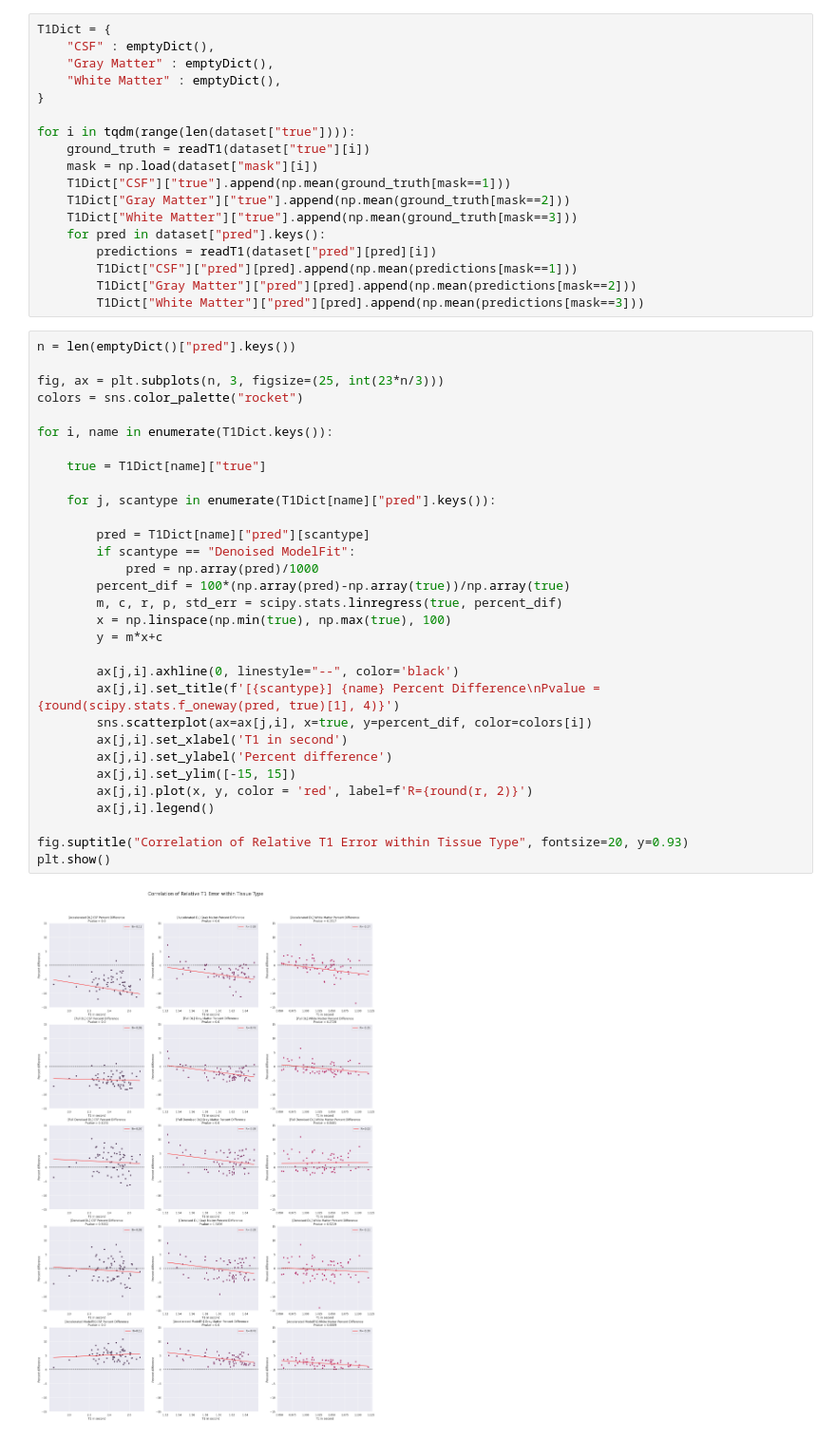
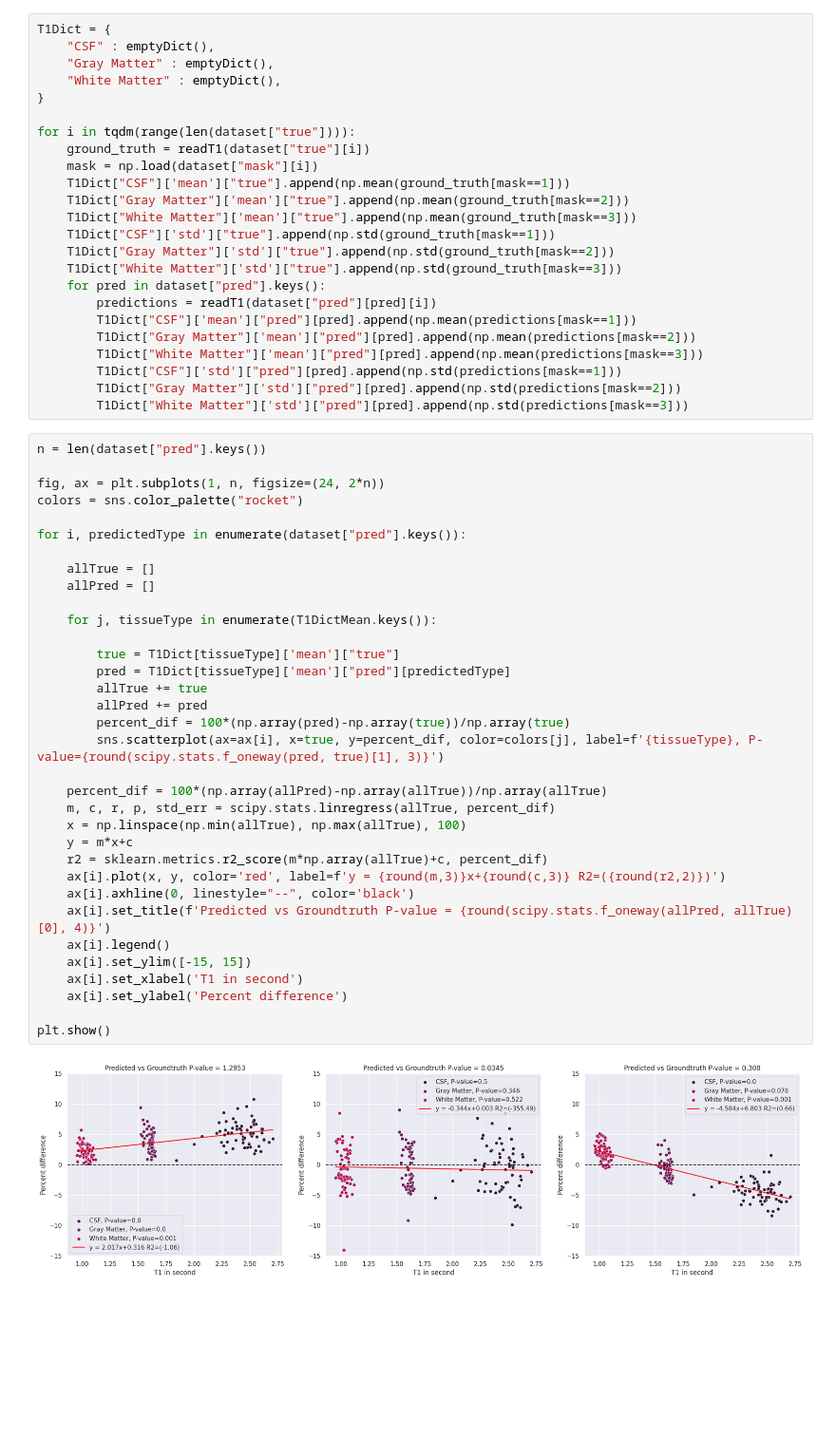
Before and after one commit to 2aron-chen/Skunkworks, a Jupyter notebook: evaluation/evaluation.ipynb, the cells around one changed output. Shown: that part at 95% size. Drawn from its saved outputs; the diff is of its cells as text; blank space fills up the shorter version.

```diff
--- a/evaluation/evaluation.ipynb
+++ b/evaluation/evaluation.ipynb
@@ -54,44 +65,53 @@ T1Dict = {
 for i in tqdm(range(len(dataset["true"]))):
     ground_truth = readT1(dataset["true"][i])
     mask = np.load(dataset["mask"][i])
-    T1Dict["CSF"]["true"].append(np.mean(ground_truth[mask==1]))
-    T1Dict["Gray Matter"]["true"].append(np.mean(ground_truth[mask==2]))
-    T1Dict["White Matter"]["true"].append(np.mean(ground_truth[mask==3]))
+    T1Dict["CSF"]['mean']["true"].append(np.mean(ground_truth[mask==1]))
+    T1Dict["Gray Matter"]['mean']["true"].append(np.mean(ground_truth[mask==2]))
+    T1Dict["White Matter"]['mean']["true"].append(np.mean(ground_truth[mask==3]))
+    T1Dict["CSF"]['std']["true"].append(np.std(ground_truth[mask==1]))
+    T1Dict["Gray Matter"]['std']["true"].append(np.std(ground_truth[mask==2]))
+    T1Dict["White Matter"]['std']["true"].append(np.std(ground_truth[mask==3]))
     for pred in dataset["pred"].keys():
         predictions = readT1(dataset["pred"][pred][i])
-        T1Dict["CSF"]["pred"][pred].append(np.mean(predictions[mask==1]))
-        T1Dict["Gray Matter"]["pred"][pred].append(np.mean(predictions[mask==2]))
-        T1Dict["White Matter"]["pred"][pred].append(np.mean(predictions[mask==3]))
+        T1Dict["CSF"]['mean']["pred"][pred].append(np.mean(predictions[mask==1]))
+        T1Dict["Gray Matter"]['mean']["pred"][pred].append(np.mean(predictions[mask==2]))
+        T1Dict["White Matter"]['mean']["pred"][pred].append(np.mean(predictions[mask==3]))
+        T1Dict["CSF"]['std']["pred"][pred].append(np.std(predictions[mask==1]))
+        T1Dict["Gray Matter"]['std']["pred"][pred].append(np.std(predictions[mask==2]))
+        T1Dict["White Matter"]['std']["pred"][pred].append(np.std(predictions[mask==3]))
 # %%
-n = len(emptyDict()["pred"].keys())
+n = len(dataset["pred"].keys())
 
-fig, ax = plt.subplots(n, 3, figsize=(25, int(23*n/3)))
+fig, ax = plt.subplots(1, n, figsize=(24, 2*n))
 colors = sns.color_palette("rocket")
 
-for i, name in enumerate(T1Dict.keys()):
+for i, predictedType in enumerate(dataset["pred"].keys()):
 
-    true = T1Dict[name]["true"]
+    allTrue = []
+    allPred = []
 
-    for j, scantype in enumerate(T1Dict[name]["pred"].keys()):
+    for j, tissueType in enumerate(T1DictMean.keys()):
 
-        pred = T1Dict[name]["pred"][scantype]
-        if scantype == "Denoised ModelFit":
-            pred = np.array(pred)/1000
+        true = T1Dict[tissueType]['mean']["true"]
+        pred = T1Dict[tissueType]['mean']["pred"][predictedType]
+        allTrue += true
+        allPred += pred
         percent_dif = 100*(np.array(pred)-np.array(true))/np.array(true)
-        m, c, r, p, std_err = scipy.stats.linregress(true, percent_dif)
-        x = np.linspace(np.min(true), np.max(true), 100)
-        y = m*x+c
+        sns.scatterplot(ax=ax[i], x=true, y=percent_dif, color=colors[j], label=f'{tissueType}, P-value={round(scipy.stats.f_oneway(pred, true)[1], 3)}')
 
-        ax[j,i].axhline(0, linestyle="--", color='black')
-        ax[j,i].set_title(f'[{scantype}] {name} Percent Difference\nPvalue = {round(scipy.stats.f_oneway(pred, true)[1], 4)}')
-        sns.scatterplot(ax=ax[j,i], x=true, y=percent_dif, color=colors[i])
-        ax[j,i].set_xlabel('T1 in second')
-        ax[j,i].set_ylabel('Percent difference')
-        ax[j,i].set_ylim([-15, 15])
-        ax[j,i].plot(x, y, color = 'red', label=f'R={round(r, 2)}')
-        ax[j,i].legend()
+    percent_dif = 100*(np.array(allPred)-np.array(allTrue))/np.array(allTrue)
+    m, c, r, p, std_err = scipy.stats.linregress(allTrue, percent_dif)
+    x = np.linspace(np.min(allTrue), np.max(allTrue), 100)
+    y = m*x+c
+    r2 = sklearn.metrics.r2_score(m*np.array(allTrue)+c, percent_dif)
+    ax[i].plot(x, y, color='red', label=f'y = {round(m,3)}x+{round(c,3)} R2=({round(r2,2)})')
+    ax[i].axhline(0, linestyle="--", color='black')
+    ax[i].set_title(f'Predicted vs Groundtruth P-value = {round(scipy.stats.f_oneway(allPred, allTrue)[0], 4)}')
+    ax[i].legend()
+    ax[i].set_ylim([-15, 15])
+    ax[i].set_xlabel('T1 in second')
+    ax[i].set_ylabel('Percent difference')
 
-fig.suptitle("Correlation of Relative T1 Error within Tissue Type", fontsize=20, y=0.93)
 plt.show()
 # %% [output]
-[figure, old version]
+[figure, new version]
```
Also changed, not shown: parts of 6 cells of this notebook, 5 other files.
